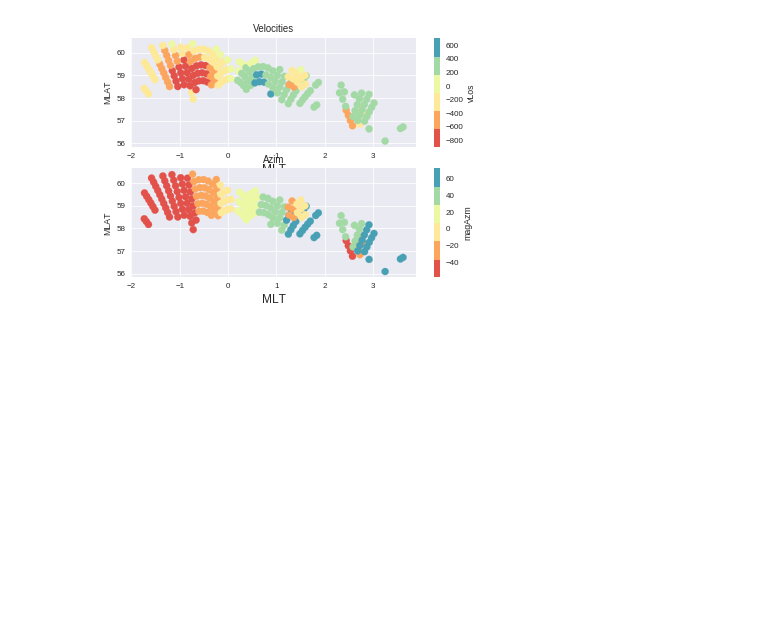
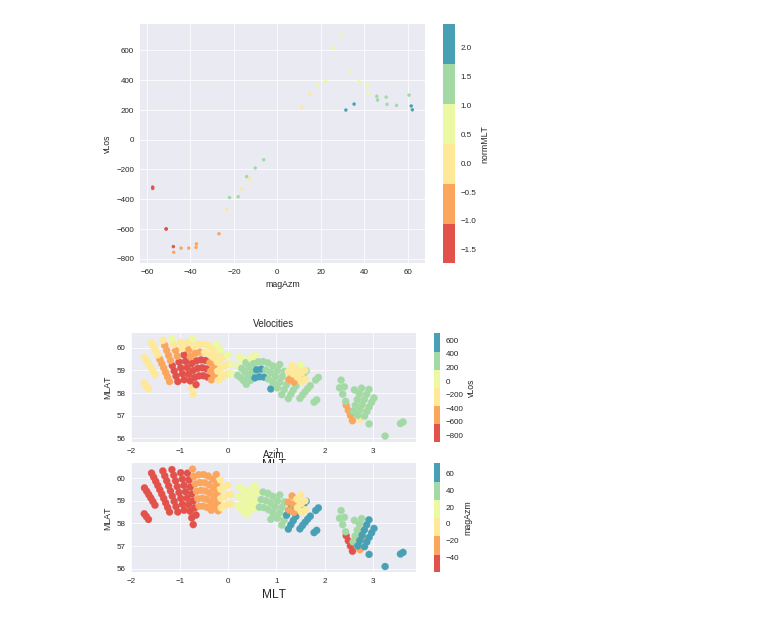
Before and after one commit to bharatreddy/indsvels, a Jupyter notebook: ipy/lshell-test.ipynb, the cells around one changed output. Saved outputs shown, nothing was run; the diff lists cells and outputs as text; code cells hidden in the pictures; blank space fills up the shorter version.

```diff
--- a/ipy/lshell-test.ipynb
+++ b/ipy/lshell-test.ipynb
@@ -40,6 +40,24 @@ velsDataDF.head()
 | 2 | 5 | 29 | -41.65 | -39.50 | -379.2044 | 57.2309 | 2.4859 | -20.0005 | 45.9024 | -90.1899 | 33 | ... |
 | 3 | 5 | 30 | -41.65 | -39.85 | -368.0763 | 57.4553 | 2.4423 | -20.6546 | 46.1649 | -90.6368 | 33 | ... |
 | 4 | 6 | 25 | -37.79 | -33.55 | -221.1927 | 56.8363 | 2.7261 | -16.3974 | 45.3789 | -87.7046 | 33 | ... |
+# %%
+selLat = 58.5
+delLat = 0.25
+fig1 = plt.figure()
+ax = fig1.add_subplot(111)
+# Seaborn styling
+sns.set_style("darkgrid")
+sns.set_context("paper")
+seaMap = ListedColormap(sns.color_palette("Spectral"))
+velsDataDF[ (velsDataDF["MLAT"] >= (selLat-delLat) ) &\
+          (velsDataDF["MLAT"] < (selLat+delLat) )].plot( kind='scatter',
+              x='magAzm',
+              y='vLos',
+              c='normMLT',
+              s=10., cmap=seaMap, ax=ax)
+fig1.savefig("../figs/test2.pdf",bbox_inches='tight')
+# %% [output]
+[figure, added]
 # %%
 #### Plot the chosen SAPS velocities ####
 #### Plot the chosen SAPS velocities ####
```
Also changed, not shown: parts of 3 cells of this notebook, 7 other files.
